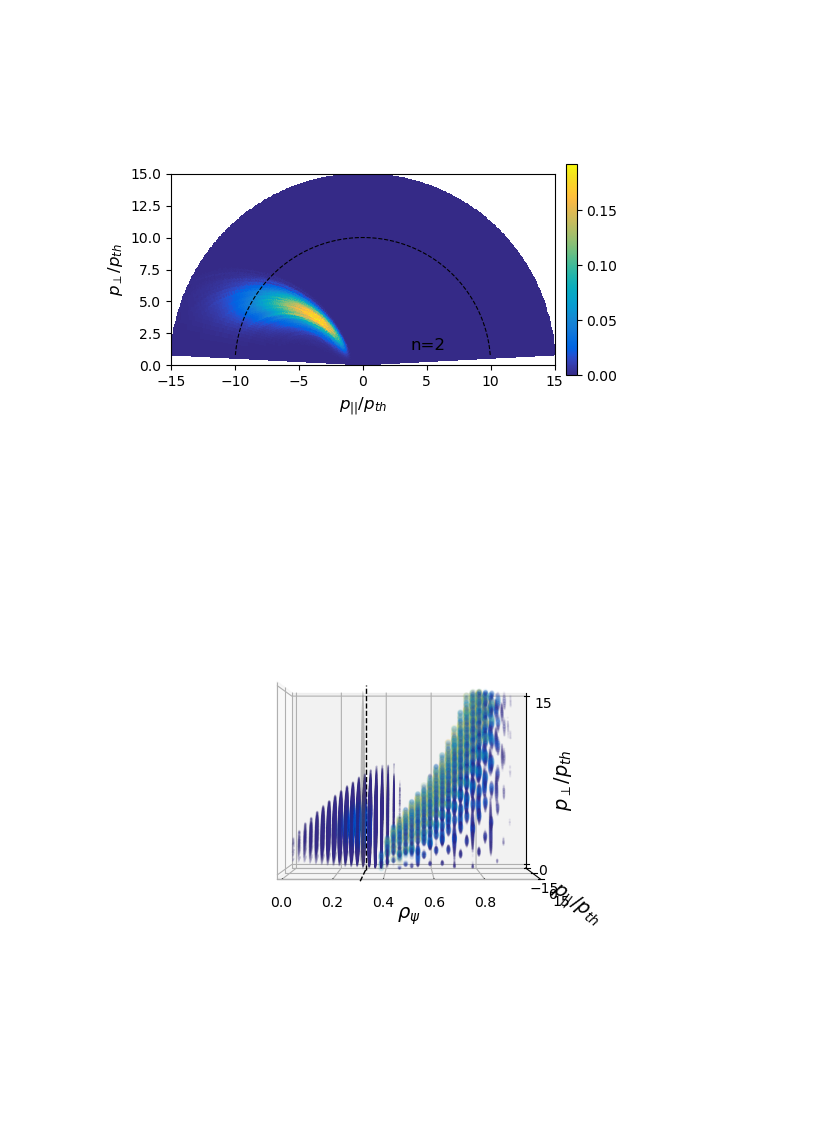
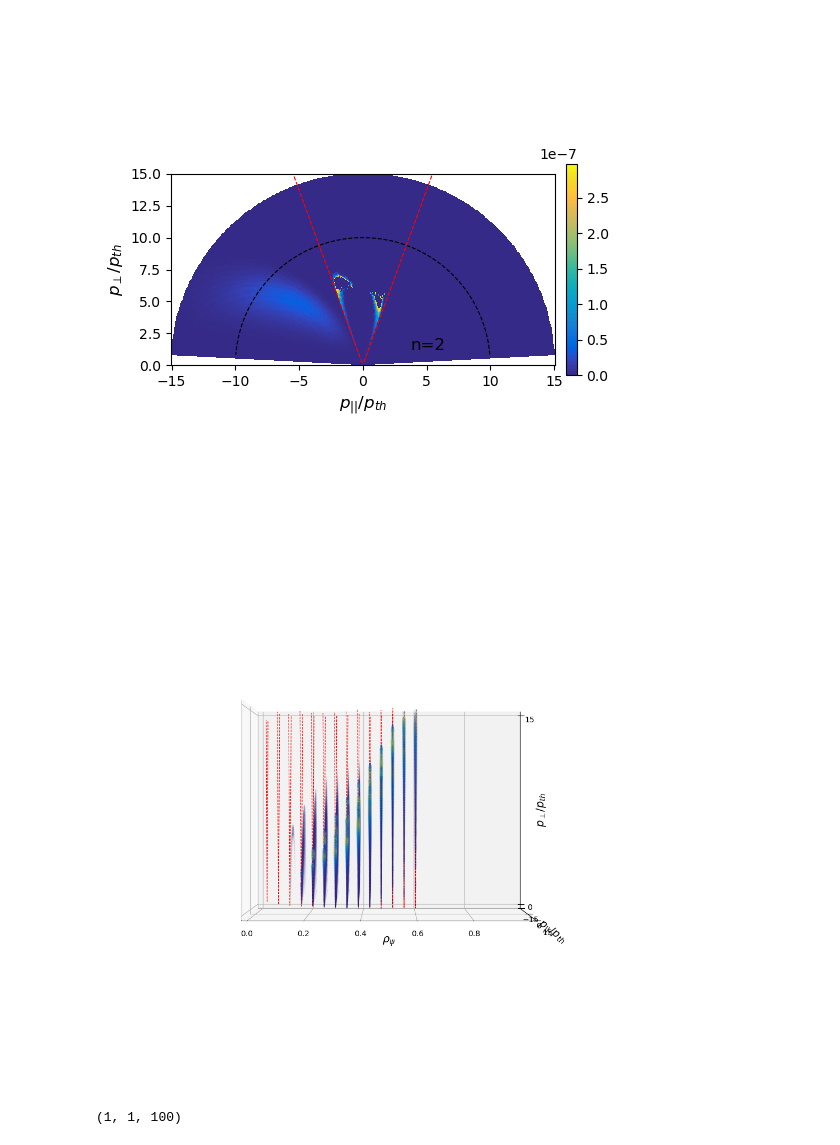
Before and after one commit to EwoutDevlaminck/WKBacca_QL, a Jupyter notebook: Analysis.ipynb, the cells around one changed output. Cells and saved outputs as stored; diff of their text form; code cells hidden in the pictures; blank space fills up the shorter version.

```diff
--- a/Analysis.ipynb
+++ b/Analysis.ipynb
@@ -123,7 +129,7 @@ plt.show()
 max_QL = np.nanmax(QL_bounce_nofluct)
 print(np.where(QL_bounce_nofluct == max_QL))
 QL_bounce_nofluct = np.where(np.isnan(QL_bounce_nofluct), 0, QL_bounce_nofluct)
-QL_bounce_nofluct = np.where(QL_bounce_nofluct > 1, 0, QL_bounce_nofluct)
+QL_bounce_nofluct = np.where(QL_bounce_nofluct > 3e-7, 0, QL_bounce_nofluct)
 
 print(max_QL)
 # %% [output]
@@ -132,6 +138,7 @@ print(max_QL)
 # %%
-Lowerbound = 1e-5
+Lowerbound = 1e-12
 QL_present_nofluct = QL_bounce_nofluct[QL_bounce_nofluct>Lowerbound]
+QL_present_nofluct /= np.nanmax(QL_present_nofluct)
 
 print(QL_present_nofluct.shape[0]/QL_bounce_nofluct.size)
 
@@ -166,9 +175,13 @@ Text(0.5, 1.0, 'Rho = 0.3077615384615384')
+# %%
+def Trapping_line(p_par, Trapksi0_h, i_psi):
+    #Trapping line, giving p_perp_Trap = p_par_Trap * sqrt(1 - ksi0_T^2)/ksi0_T*sign(p_par_Trap)
+    return np.sign(p_par) * p_par * np.sqrt(1 - Trapksi0_h[i_psi]**2)/Trapksi0_h[i_psi]
 # %%
 plt.figure(figsize=(6, 5))
 ax = plt.subplot(111)
 QL_bounce_nofluct = np.where(QL_bounce_nofluct<Lowerbound, 0, QL_bounce_nofluct)
-i = 12
-fig = ax.pcolormesh(PPAR[i], PPER[i], QL_bounce_nofluct[i], cmap=parula_map)#, norm=LogNorm(1e-4, 1e0))
+i = 7
+fig = ax.pcolormesh(PPAR[i], PPER[i], QL_bounce_nofluct[i], cmap=parula_map)#, vmin=1e-6, vmax=1e-3)#, norm=LogNorm(1e-6, 1e-3))
 #fig = plt.contourf(PPAR[i], PPER[i], QL_bounce[i], cmap=parula_map, norm=LogNorm(),levels=np.logspace(-3, 0, 100))
 colorbar = plt.colorbar(fig, orientation='vertical', pad=.025, shrink=.55)
 #colorbar.set_label(label=r'$D^{EC,0}_{n=2,3}$ [A.U.]', size=10)
@@ -176,41 +189,63 @@ plt.contour(PPAR[i], PPER[i], Pnorm, levels=[10, 20, 29.99], colors='black', lin
 plt.annotate(r'n=2', xy=(3, 1), xytext=(7, 2), textcoords='offset points', fontsize=12)
 plt.annotate(r'n=3', xy=(13, 16), xytext=(7, 2), textcoords='offset points', fontsize=12)
 
+p_perp_Trap = Trapping_line(np.linspace(-p_max, p_max, 200), Trapksi0_h, i)
+plt.plot(np.linspace(-p_max, p_max, 200), p_perp_Trap, color='r', linestyle='--', linewidth=0.8)
+
 ax.set_xlabel(r'$p_{||}/p_{th}$', size=12)
 ax.set_ylabel(r'$p_{\perp}/p_{th}$', size=12)
 ax.set_ylim(0, 15)
-ax.set_xlim(-15, 15)
+#ax.set_xlim(-15, 15)
 ax.set_aspect('equal')
 # %% [output]
-[figure, old version]
+[figure, new version]
 # %%
 # 3D plot of the QL_bounce
 
-fig = plt.figure(figsize=(6, 5))
+fig = plt.figure(figsize=(10, 10))
 
 ax = fig.add_subplot(111, projection='3d')
 
 #ax.scatter(RHO, PPAR, PPER, c=QL_bounce, s=100*QL_bounce**2, alpha=0.5)
 ax.scatter(RHO_present_nofluct[::2], PPAR_present_nofluct[::2], PPER_present_nofluct[::2], c=QL_present_nofluct[::2], cmap=parula_map, s=20*np.sqrt(QL_present_nofluct[::2]), alpha=.05)
 
 # Plot a vertical surface
-
+"""
 rho = RHO[i, 0, 0]
-ax.plot_surface(np.tile(rho, (len(p_norm), len(ksi_half))).T, PPAR[i], PPER[i], alpha=0.5, color='grey')
+ax.plot_surface(np.tile(rho, (len(p_norm), len(ksi0_h))).T, PPAR[i], PPER[i], alpha=0.5, color='grey')
 ax.plot([rho, rho], [-16, 16], [-.5, -0.5], color='black', linestyle='dashed', linewidth=1)
 ax.plot([rho, rho], [-16, -16], [-.5, 16], color='black', linestyle='dashed', linewidth=1)
+"""
+
+# Plot the trapping line at every rho
+p_par_T = np.linspace(-p_max, p_max, 200)
+for i in range(1, len(psi)):
+    p_perp_T = Trapping_line(p_par_T, Trapksi0_h, i)
+    # Cut the line short when it would leave the box
+    p_perp_T_toplot = p_perp_T[(p_perp_T > 0) & (p_perp_T < 15)]
+    p_par_T_toplot = p_par_T[(p_perp_T > 0) & (p_perp_T < 15)]
+    ax.plot(np.sqrt(psi[i])*np.ones_like(p_par_T_toplot), p_par_T_toplot, p_perp_T_toplot, color='r', linestyle='--', linewidth=0.8)
 
 ax.set_xlabel(r'$\rho_{\psi}$', fontsize= 14)
 ax.set_ylabel(r'$p_{\||}/p_{th}$' , fontsize= 14)
 ax.set_zlabel(r'$p_{\perp}/p_{th}$', fontsize= 14, rotation=180)
 
 ax.set_xlim([1, 0])
 ax.set_xticks([0.8, 0.6, 0.4, 0.2, 0])
-ax.set_ylim([-15, 15])
-ax.set_yticks([-15, 0, 15])
-ax.set_zlim([0, 15])
-ax.set_zticks([0, 15])
+ax.set_ylim([-p_max, p_max])
+ax.set_yticks([-p_max, 0, p_max])
+ax.set_zlim([0, p_max])
+ax.set_zticks([0, p_max])
 
 ax.view_init(elev=0, azim=90)
 # %% [output]
-[figure, old version]
+[figure, new version]
+# %%
+nperp = np.linspace(0, 1, 100)
+dnperp = np.diff(nperp)[0]
+dnpar = dnperp*2
+dV_N = 2 * np.pi * nperp * dnperp * dnpar
+
+dV_N[None, None, :].shape
+# %% [output]
+(1, 1, 100)
```
Also changed, not shown: parts of 9 cells of this notebook, 3 other files.
